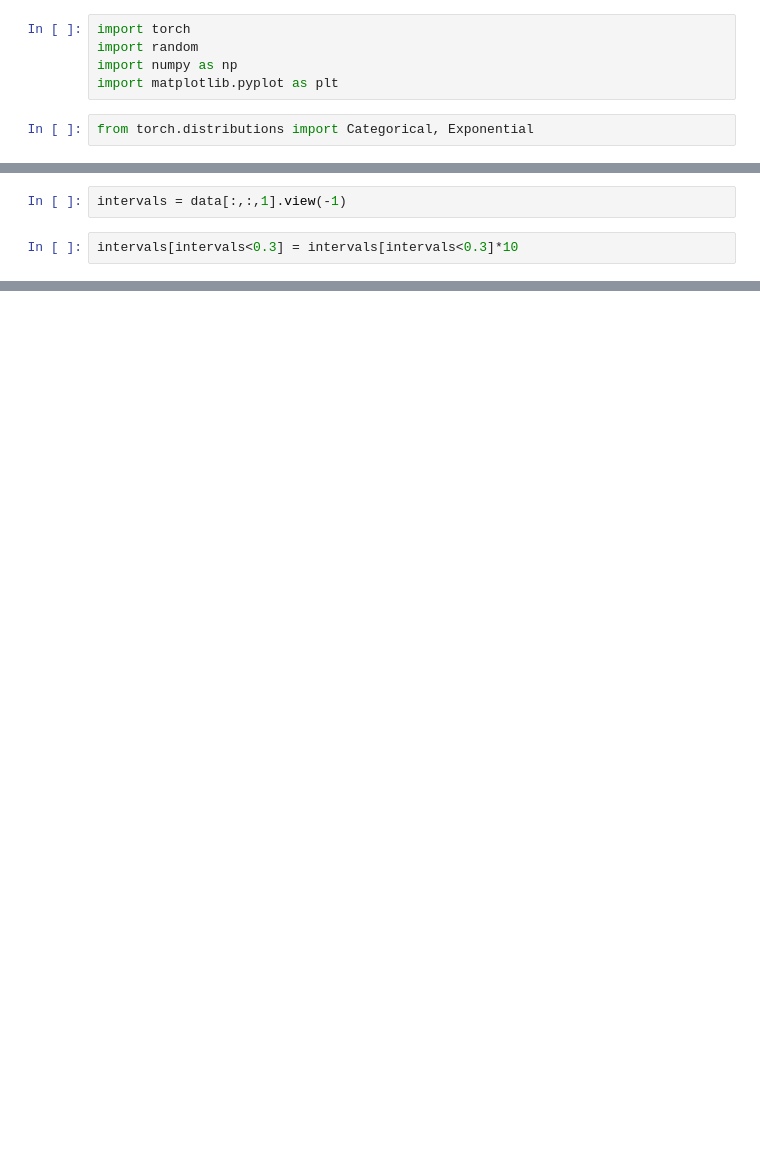
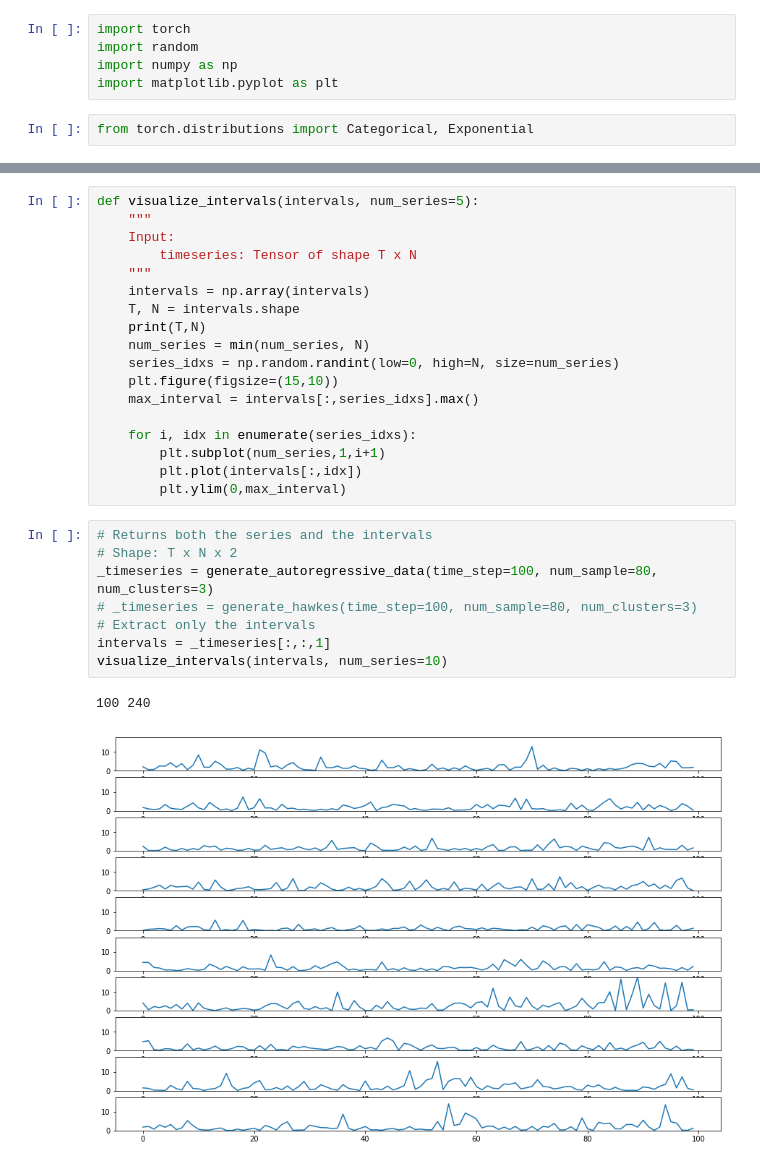
Before and after one commit to shaabhishek/hierarchical-pp-new, a Jupyter notebook: src/Synthetic Data.ipynb, the cells around one changed output, grey strips where cells are left out. Drawn from its saved outputs; the diff is of its cells as text; blank space fills up the shorter version.

```diff
--- a/src/Synthetic Data.ipynb
+++ b/src/Synthetic Data.ipynb
@@ -137,4 +9,0 @@ data = generate_hawkes(time_step = 100, num_sample = 80, num_clusters=3)
-# %%
-intervals = data[:,:,1].view(-1)
-# %%
-intervals[intervals<0.3] = intervals[intervals<0.3]*10
@@ -165,0 +39,29 @@ tensor([[0.0039, 0.0039],
+# %%
+def visualize_intervals(intervals, num_series=5):
+    """
+    Input:
+        timeseries: Tensor of shape T x N
+    """
+    intervals = np.array(intervals)
+    T, N = intervals.shape
+    print(T,N)
+    num_series = min(num_series, N)
+    series_idxs = np.random.randint(low=0, high=N, size=num_series)
+    plt.figure(figsize=(15,10))
+    max_interval = intervals[:,series_idxs].max()
+
+    for i, idx in enumerate(series_idxs):
+        plt.subplot(num_series,1,i+1)
+        plt.plot(intervals[:,idx])
+        plt.ylim(0,max_interval)
+# %%
+# Returns both the series and the intervals
+# Shape: T x N x 2
+_timeseries = generate_autoregressive_data(time_step=100, num_sample=80, num_clusters=3)
+# _timeseries = generate_hawkes(time_step=100, num_sample=80, num_clusters=3)
+# Extract only the intervals
+intervals = _timeseries[:,:,1]
+visualize_intervals(intervals, num_series=10)
+# %% [output]
+100 240
+[figure, added]
```
Also changed, not shown: parts of 17 cells of this notebook.
